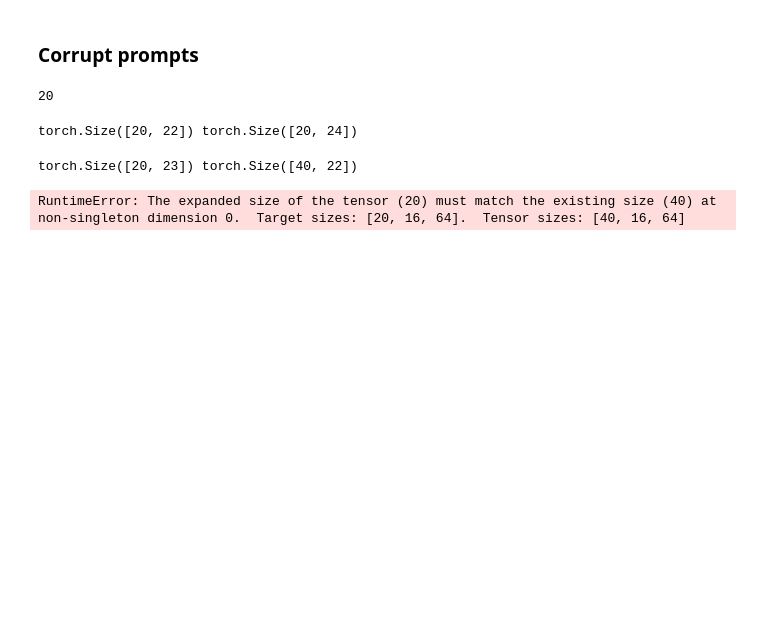
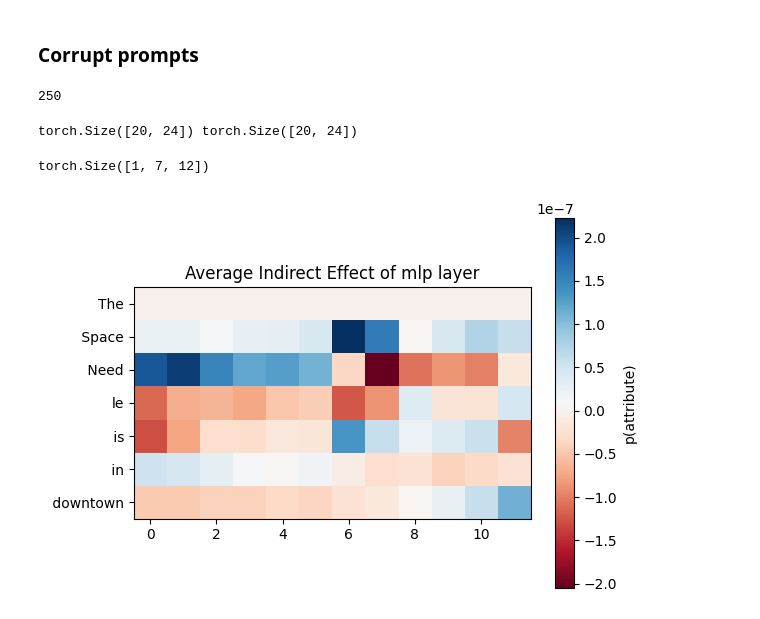
Before and after one commit to codrutalugoj/ROME_GPT, a Jupyter notebook: src/ROME.ipynb, the cells around one changed output. Drawn from its saved outputs; the diff is of its cells as text; code cells hidden in the pictures; blank space fills up the shorter version.

Commit message:
fix batched prompting, needs testing

```diff
--- a/src/ROME.ipynb
+++ b/src/ROME.ipynb
@@ -176,7 +194,7 @@ with open(file, 'r') as f:
 ### Corrupt prompts
 # %%
 # run causal tracing on first 200 prompts
-n_prompts = 20  # was 250
+n_prompts = 250  # was 250
 all_corrupted_prompts = []
 
 for prompt_idx in tqdm.tqdm(range(n_prompts)):
@@ -196,42 +214,61 @@ for prompt_idx in tqdm.tqdm(range(n_prompts)):
 
 print(len(all_corrupted_prompts))
 # %% [output]
-20
+250
 # %%
 layer_types = ["mlp"]
-indirect_effect_out = t.zeros((len(layer_types), n_prompts, num_tokens, gpt.cfg.n_layers))
-clean_prompts = []
+
+prompts = []
 
 for i in tqdm.tqdm(range(len(layer_types))):
-  for prompt_id in tqdm.tqdm(range(len(all_corrupted_prompts))):
-    clean_prompts.append(data[prompt_id]["prompt"])
+  for prompt_id in tqdm.tqdm(range(n_prompts)):
+    prompts.append(data[prompt_id]["prompt"])
 
-clean_tokens = gpt.to_tokens(clean_prompts, prepend_bos=True)
-corrupted_tokens = gpt.to_tokens(all_corrupted_prompts, prepend_bos=True)
+for i in range(n_prompts):
+  prompts.append(all_corrupted_prompts[i])
 
-print(clean_tokens.shape, corrupted_tokens.shape)
+tokens = gpt.to_tokens(prompts, prepend_bos=True)
+clean_tokens, corrupted_tokens = t.tensor_split(tokens, 2, dim=0)
 
 clean_logits, clean_cache = gpt.run_with_cache(clean_tokens)
 corrupted_logits, _ = gpt.run_with_cache(corrupted_tokens)
 
-# TODO: token seq are 22 and 24, make them equal
 # TODO: make tensors so we can handle multiple layer types in the same loop
-# %% [output]
-torch.Size([20, 22]) torch.Size([20, 24])
 # %%
-print(corrupted_tokens.shape, clean_tokens.shape)
-for layer in tqdm.tqdm(range(gpt.cfg.n_layers)):
-        for position in range(num_tokens):
-            corrupted_with_restoration_logits = causal_tracing(model=gpt,
-                                                            clean_cache=clean_cache,
-                                                            corrupted_tokens=corrupted_tokens,
-                                                            layer_to_restore=layer,
-                                                            token_to_restore=position,
-                                                            type_to_patch=layer_types[i])
+indirect_effect_out = t.zeros((len(layer_types), n_prompts, num_tokens, gpt.cfg.n_layers))
 
-            indirect_effect_out[i, prompt_id, position, layer] = (indirect_effect(corrupt_logits=corrupted_logits,
-                                                                                  corrupt_with_restoration_logits=corrupted_with_restoration_logits,
-                                                                     obj_token_idx=obj_token_id)).item()
+for i in tqdm.tqdm(range(len(layer_types))):
+  for layer in tqdm.tqdm(range(gpt.cfg.n_layers)):
+          for position in range(num_tokens):
+              corrupted_with_restoration_logits = causal_tracing(model=gpt,
+                                                              clean_cache=clean_cache,
+                                                              corrupted_tokens=corrupted_tokens,
+                                                              layer_to_restore=layer,
+                                                              token_to_restore=position,
+                                                              type_to_patch=layer_types[i])
+
+              indirect_effect_out[i, prompt_id, position, layer] = (indirect_effect(corrupt_logits=corrupted_logits,
+                                                                                    corrupt_with_restoration_logits=corrupted_with_restoration_logits,
+                                                                      obj_token_idx=obj_token_id)).item()
 # %% [output]
-torch.Size([20, 23]) torch.Size([40, 22])
+torch.Size([20, 24]) torch.Size([20, 24])
-RuntimeError: The expanded size of the tensor (20) must match the existing size (40) at non-singleton dimension 0.  Target sizes: [20, 16, 64].  Tensor sizes: [40, 16, 64]
+# %%
+# Average Indirect Effect
+average_indirect_effect = t.mean(indirect_effect_out, dim=1)
+print(average_indirect_effect.shape)
+# %% [output]
+torch.Size([1, 7, 12])
+# %%
+def plot_avg_ind_effect(avg_indirect_effect):
+    ax = plt.imshow(indirect_effect, cmap="RdBu")
+    cbar = plt.colorbar(ax)
+    cbar.ax.set_ylabel("p(attribute)")
+    plt.yticks(range(len(prompt)), prompt)
+
+
+for i in range(len(layer_types)):
+    plot_avg_ind_effect(average_indirect_effect[i].numpy())
+    plt.title(f"Average Indirect Effect of {layer_types[i]} layer")
+    plt.show()
+# %% [output]
+[figure, added]
```
Also changed, not shown: parts of 3 cells of this notebook.
